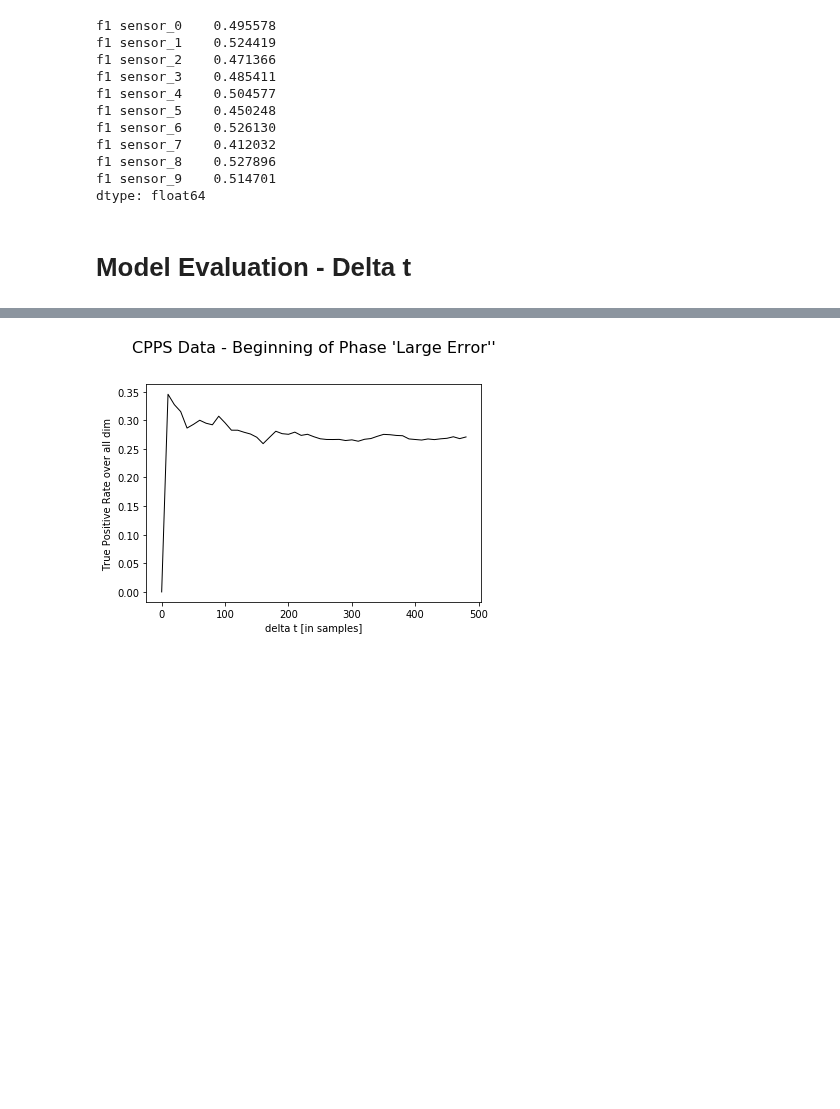
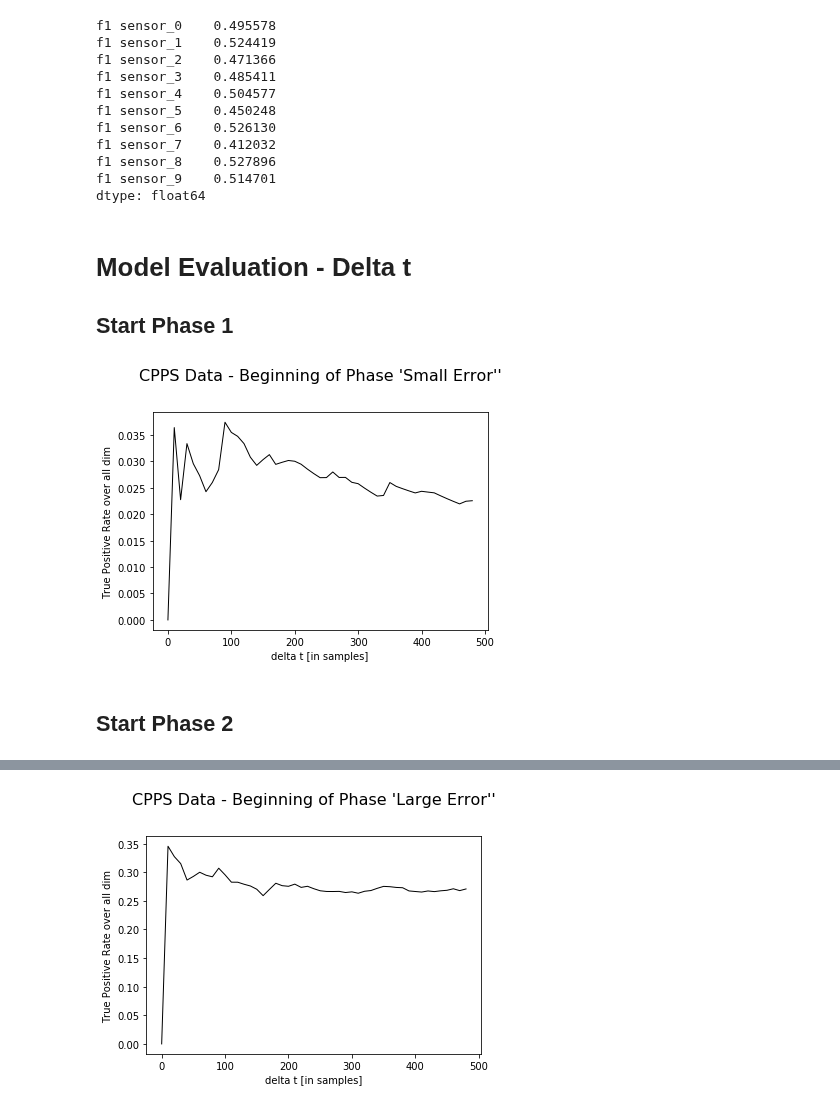
Before and after one commit to carlov93/predictive_maintenance, a Jupyter notebook: src/visualisation/evaluation/MLE/evaluation_cpps_new.ipynb, the cells around one changed output, grey strips where cells are left out. Cells and saved outputs as stored; diff of their text form; code cells hidden in the pictures; blank space fills up the shorter version.

```diff
--- a/src/visualisation/evaluation/MLE/evaluation_cpps_new.ipynb
+++ b/src/visualisation/evaluation/MLE/evaluation_cpps_new.ipynb
@@ -102,12 +102,12 @@ def visualise_metric_machine(results, score_type, phase):
     complete_title = "CPPS Data - Beginning of Phase '{}''".format(phase)
 
     # Caluculate Metric for hole machine (sum over sensors and devide by no_sensors)
-    labels = score_result.drop(columns="delta_t", axis=0)
-    results_machine = labels.sum(axis=1) / results.shape[1]
+    labels = results.drop(columns="delta_t", axis=0)
+    result_machine = labels.sum(axis=1) / results.shape[1]
 
     # Visualise Results
     sns.lineplot(x=t,
-                 y=results_machine,
+                 y=result_machine,
                  linewidth=1,
                  color="black")
     plt.xlabel("delta t [in samples]")
@@ -183,4 +202,20 @@ f1 sensor_9    0.514701
 dtype: float64
 # %% [markdown]
 # Model Evaluation - Delta t
+## Start Phase 1
+# %%
+delta_t_start_phase1 = calculate_score_delta_t(data_frame=all_data,
+                                               score_type="true_positive_rate",
+                                               no_sensors=10,
+                                               start_time=start_phase_1,
+                                               max_delta=500,
+                                               step_size=10)
+# %%
+visualise_metric_machine(delta_t_start_phase1, "True Positive Rate", "Small Error")
+#plt.savefig("./f1_score_cpps_data.png")
+plt.show()
+# %% [output]
+[figure, added]
+# %% [markdown]
+## Start Phase 2
 # %%
```
Also changed, not shown: parts of 9 cells of this notebook, 20 other files.
